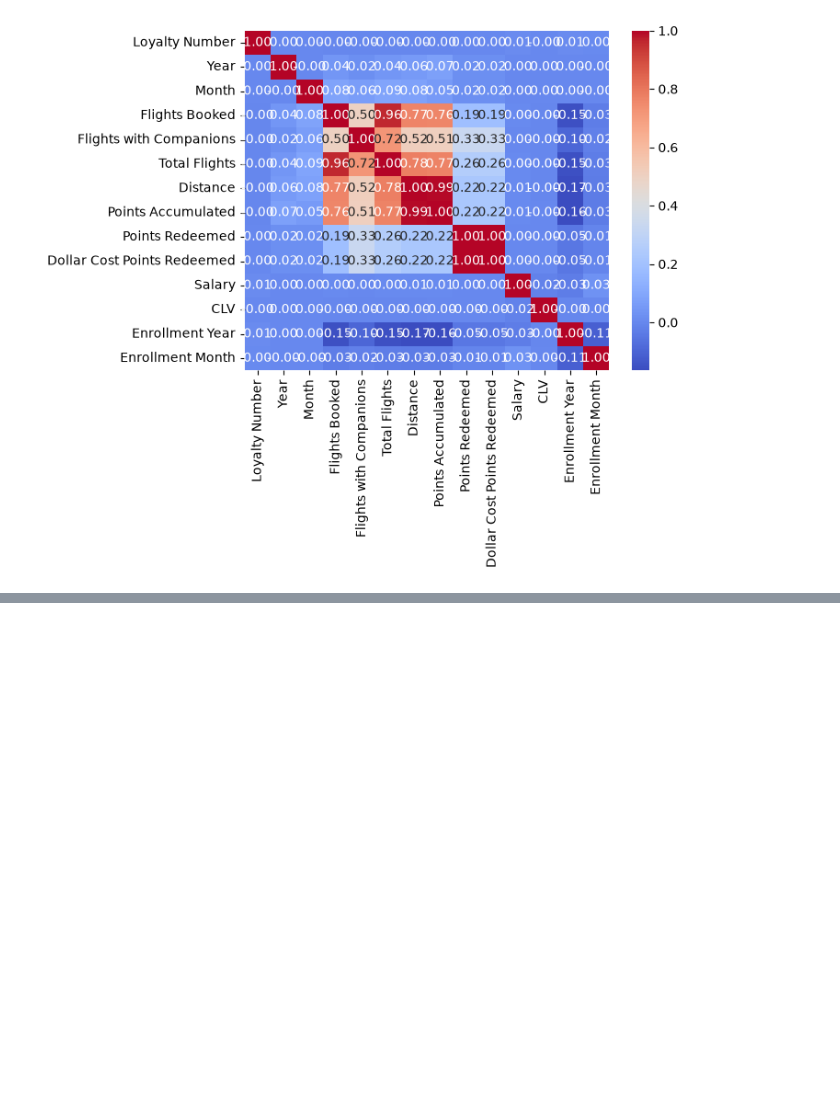
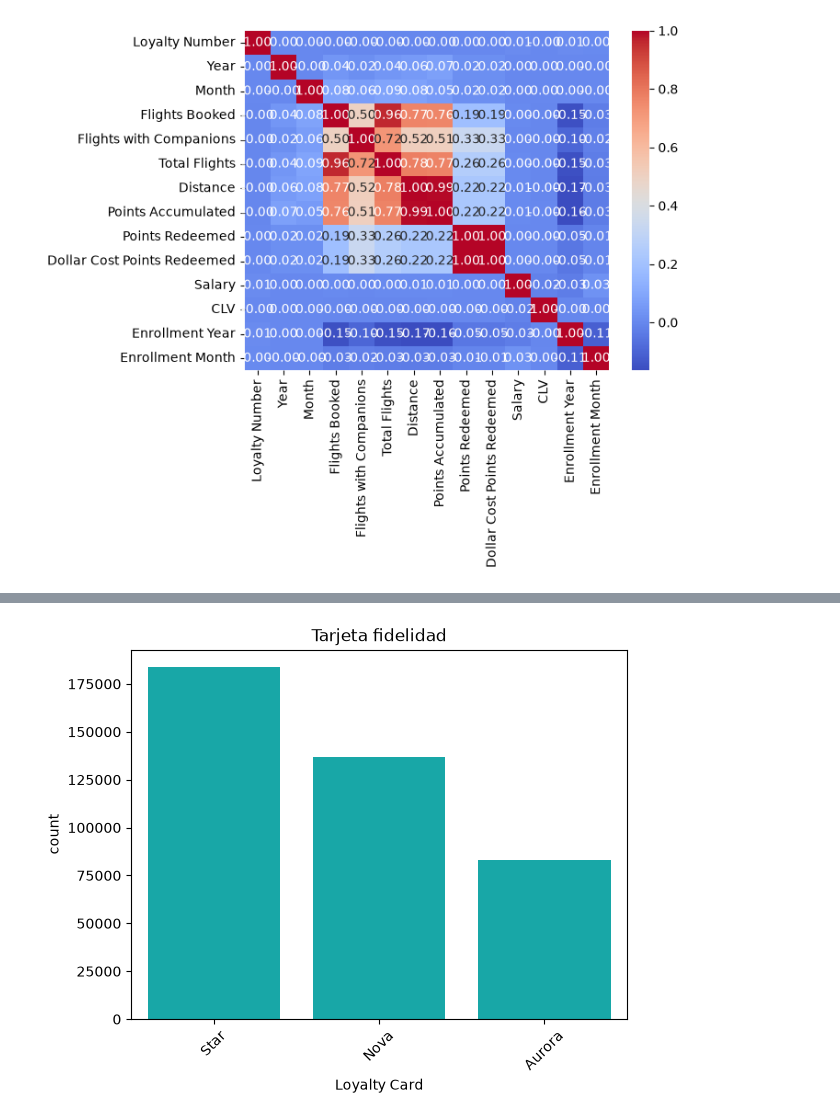
Before and after one commit to Adalab/bda-modulo-3-evaluacion-final-rinsunzaa, a Jupyter notebook: eva.ipynb, the cells around one changed output, grey strips where cells are left out. Saved outputs shown, nothing was run; the diff lists cells and outputs as text; code cells hidden in the pictures; blank space fills up the shorter version.

```diff
--- a/eva.ipynb
+++ b/eva.ipynb
@@ -366,0 +462,9 @@ sns.heatmap(matriz, annot=True, cmap='coolwarm', fmt='.2f')
+# %%
+orden=df['Loyalty Card'].value_counts().index
+
+sns.countplot(x='Loyalty Card', data=df, color='c', order=orden)
+plt.xticks(rotation=45)
+plt.title('Tarjeta fidelidad')
+plt.show()
+# %% [output]
+[figure, added]
```
Also changed, not shown: parts of 53 cells of this notebook, 1 other file.
